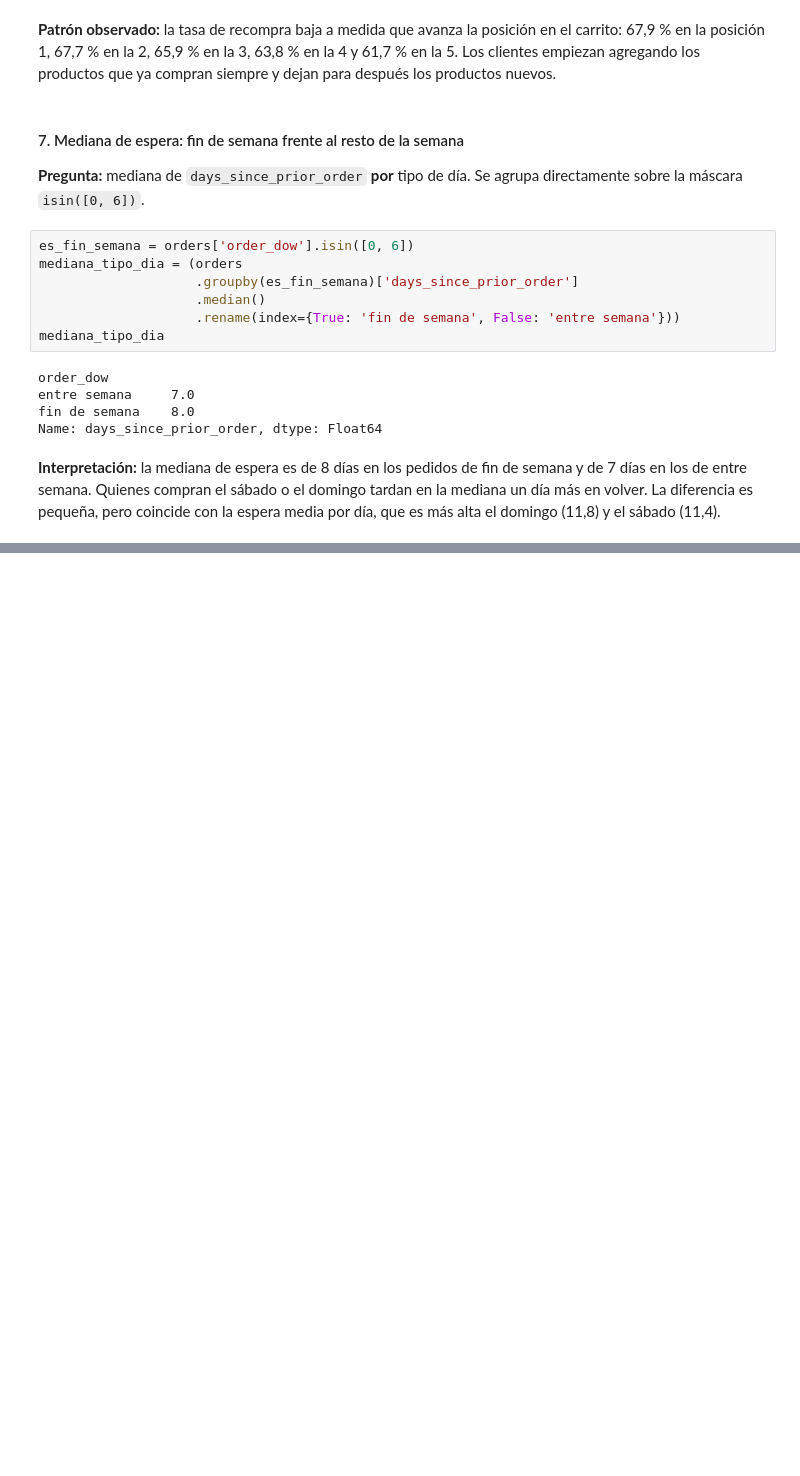
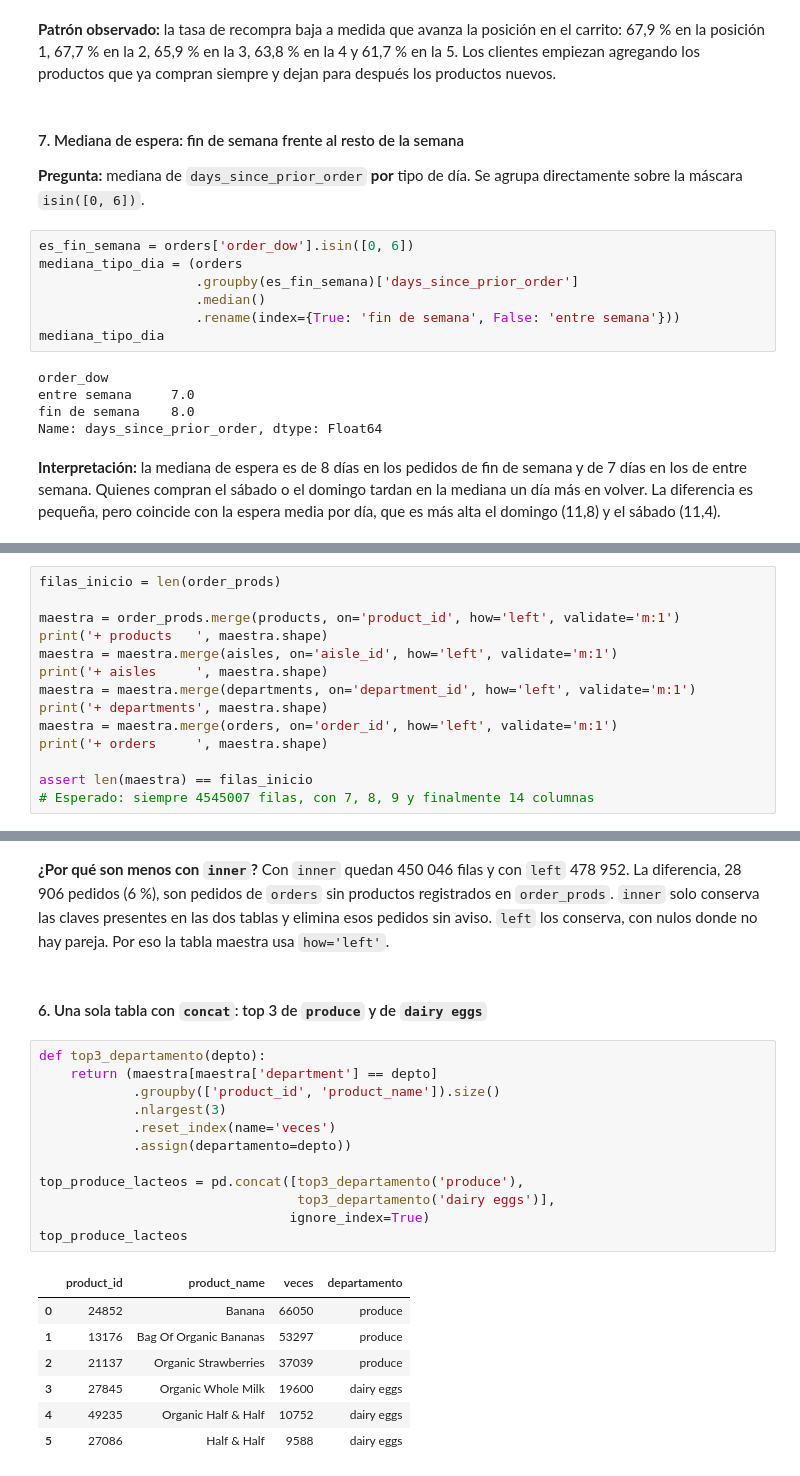
Before and after one commit to Sehuto96/instacart-analisis, a Jupyter notebook: notebooks/pandas_labs.ipynb, the cells around one changed output, grey strips where cells are left out. Cells and saved outputs as stored; diff of their text form; blank space fills up the shorter version.

```diff
--- a/notebooks/pandas_labs.ipynb
+++ b/notebooks/pandas_labs.ipynb
@@ -613,0 +627,14 @@ Name: days_since_prior_order, dtype: Float64
+# %%
+filas_inicio = len(order_prods)
+
+maestra = order_prods.merge(products, on='product_id', how='left', validate='m:1')
+print('+ products   ', maestra.shape)
+maestra = maestra.merge(aisles, on='aisle_id', how='left', validate='m:1')
+print('+ aisles     ', maestra.shape)
+maestra = maestra.merge(departments, on='department_id', how='left', validate='m:1')
+print('+ departments', maestra.shape)
+maestra = maestra.merge(orders, on='order_id', how='left', validate='m:1')
+print('+ orders     ', maestra.shape)
+
+assert len(maestra) == filas_inicio
+# Esperado: siempre 4545007 filas, con 7, 8, 9 y finalmente 14 columnas
@@ -613,0 +884,24 @@ Name: days_since_prior_order, dtype: Float64
+# %% [markdown]
+**¿Por qué son menos con `inner`?** Con `inner` quedan 450 046 filas y con `left` 478 952. La diferencia, 28 906 pedidos (6 %), son pedidos de `orders` sin productos registrados en `order_prods`. `inner` solo conserva las claves presentes en las dos tablas y elimina esos pedidos sin aviso. `left` los conserva, con nulos donde no hay pareja. Por eso la tabla maestra usa `how='left'`.
+# %% [markdown]
+#### 6. Una sola tabla con `concat`: top 3 de `produce` y de `dairy eggs`
+# %%
+def top3_departamento(depto):
+    return (maestra[maestra['department'] == depto]
+            .groupby(['product_id', 'product_name']).size()
+            .nlargest(3)
+            .reset_index(name='veces')
+            .assign(departamento=depto))
+
+top_produce_lacteos = pd.concat([top3_departamento('produce'),
+                                 top3_departamento('dairy eggs')],
+                                ignore_index=True)
+top_produce_lacteos
+# %% [output]
+|  | product_id | product_name | veces | departamento |
+| 0 | 24852 | Banana | 66050 | produce |
+| 1 | 13176 | Bag Of Organic Bananas | 53297 | produce |
+| 2 | 21137 | Organic Strawberries | 37039 | produce |
+| 3 | 27845 | Organic Whole Milk | 19600 | dairy eggs |
+| 4 | 49235 | Organic Half & Half | 10752 | dairy eggs |
+| 5 | 27086 | Half & Half | 9588 | dairy eggs |
```
Also changed, not shown: parts of 36 cells of this notebook, 5 other files.
